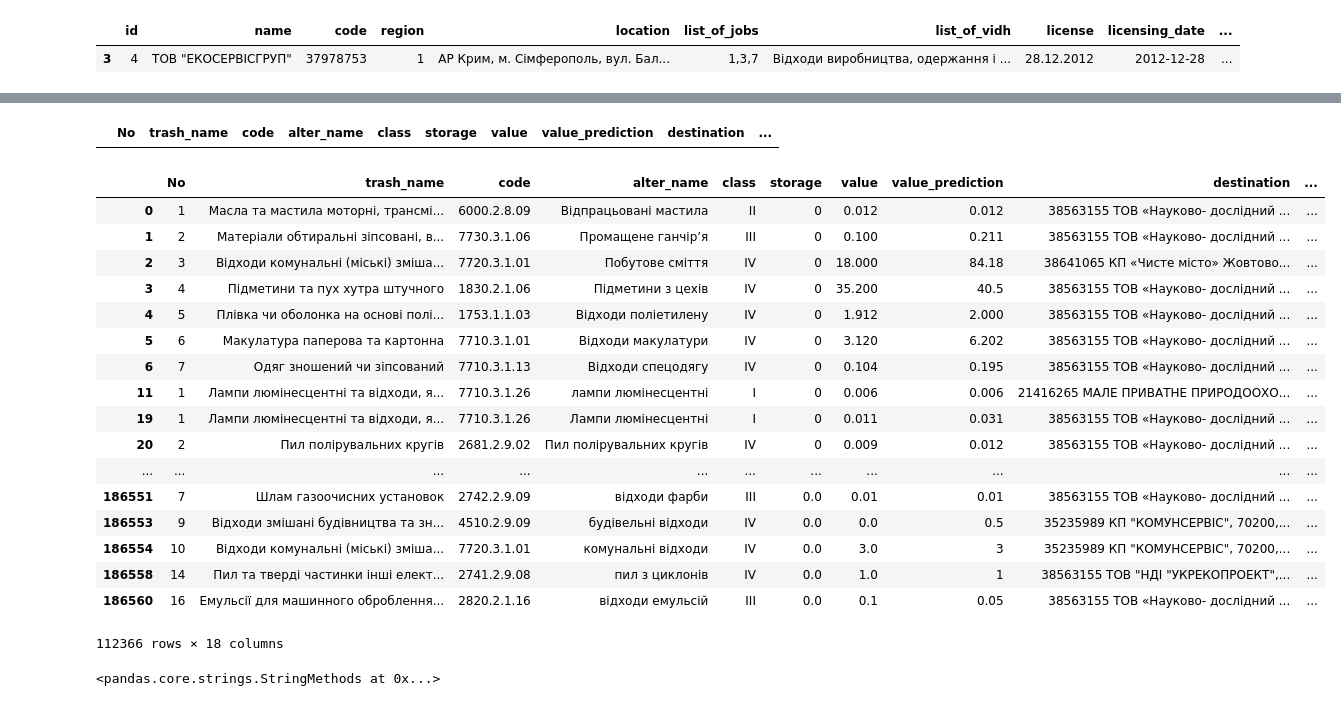
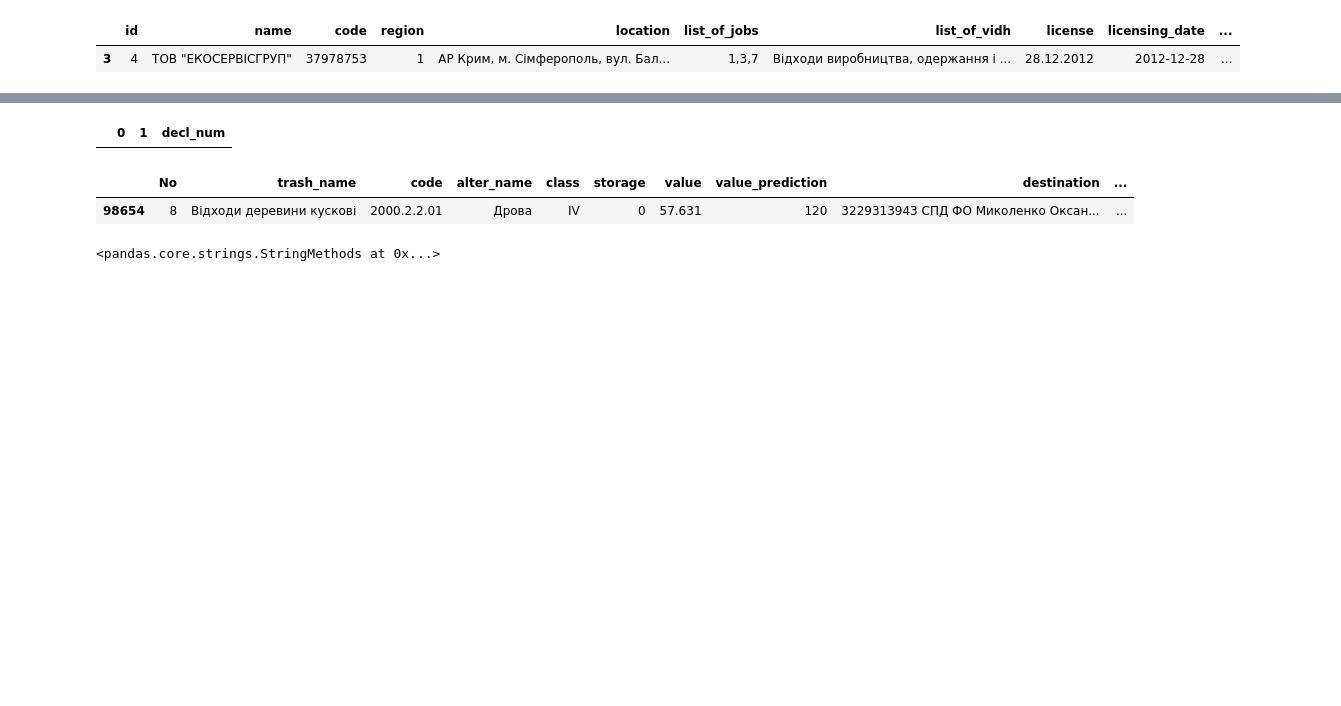
Before and after one commit to st-rom/WUA, a Jupyter notebook: decl_comperator.ipynb, the cells around one changed output, grey strips where cells are left out. Cells and saved outputs as stored; diff of their text form; code cells hidden in the pictures; blank space fills up the shorter version.

```diff
--- a/decl_comperator.ipynb
+++ b/decl_comperator.ipynb
@@ -39,32 +41,18 @@ data.loc[data['dest_name'] == names[0]]
 # %% [output]
 |  | No | trash_name | code | alter_name | class | storage | value | value_prediction | destination | ... |
 | 17494 | 4 | Матеріали фільтрувальні зіпсовані... | 7730.3.1.05 | Матеріали фільтрувальні зіпсовані... | ІІІ | 0.0 | 0.02 | 0.02 | 37978753 ТОВ "ЕКОСЕРВІСГРУП", АР ... | ... |
-# %%
-code = '22299407'
-data.loc[data['dest_edrpou'] == code]
-# %% [output]
-|  | No | trash_name | code | alter_name | class | storage | value | value_prediction | destination | ... |
+# %%
+code = '2802008594'
+data.loc[data['dest_edrpou'] == code]
+data2.loc[data2['code'] == code]
+# data1.loc[data1['0'] == 'Код згідно з ЄДРПОУ:'].loc[data1.loc[data1['0'] == 'Код згідно з ЄДРПОУ:']['1'] == code]
+# %% [output]
+|  | 0 | 1 | decl_num |
 # %%
-data[data['dest_name'].str.lower().str.contains("ко".lower())]#['dest_name'].iloc[5]
+data[data['dest_name'].str.lower().str.contains("Оксана".lower())]#['dest_name'].iloc[5]
 # %% [output]
 |  | No | trash_name | code | alter_name | class | storage | value | value_prediction | destination | ... |
-| 0 | 1 | Масла та мастила моторні, трансмі... | 6000.2.8.09 | Відпрацьовані мастила | ІІ | 0 | 0.012 | 0.012 | 38563155 ТОВ «Науково- дослідний ... | ... |
-| 1 | 2 | Матеріали обтиральні зіпсовані, в... | 7730.3.1.06 | Промащене ганчір’я | ІІІ | 0 | 0.100 | 0.211 | 38563155 ТОВ «Науково- дослідний ... | ... |
-| 2 | 3 | Відходи комунальні (міські) зміша... | 7720.3.1.01 | Побутове сміття | ІV | 0 | 18.000 | 84.18 | 38641065 КП «Чисте місто» Жовтово... | ... |
-| 3 | 4 | Підметини та пух хутра штучного | 1830.2.1.06 | Підметини з цехів | ІV | 0 | 35.200 | 40.5 | 38563155 ТОВ «Науково- дослідний ... | ... |
-| 4 | 5 | Плівка чи оболонка на основі полі... | 1753.1.1.03 | Відходи поліетилену | ІV | 0 | 1.912 | 2.000 | 38563155 ТОВ «Науково- дослідний ... | ... |
-| 5 | 6 | Макулатура паперова та картонна | 7710.3.1.01 | Відходи макулатури | ІV | 0 | 3.120 | 6.202 | 38563155 ТОВ «Науково- дослідний ... | ... |
-| 6 | 7 | Одяг зношений чи зіпсований | 7710.3.1.13 | Відходи спецодягу | ІV | 0 | 0.104 | 0.195 | 38563155 ТОВ «Науково- дослідний ... | ... |
-| 11 | 1 | Лампи люмінесцентні та відходи, я... | 7710.3.1.26 | лампи люмінесцентні | І | 0 | 0.006 | 0.006 | 21416265 МАЛЕ ПРИВАТНЕ ПРИРОДООХО... | ... |
-| 19 | 1 | Лампи люмінесцентні та відходи, я... | 7710.3.1.26 | Лампи люмінесцентні | І | 0 | 0.011 | 0.031 | 38563155 ТОВ «Науково- дослідний ... | ... |
-| 20 | 2 | Пил полірувальних кругів | 2681.2.9.02 | Пил полірувальних кругів | ІV | 0 | 0.009 | 0.012 | 38563155 ТОВ «Науково- дослідний ... | ... |
-| ... | ... | ... | ... | ... | ... | ... | ... | ... | ... | ... |
-| 186551 | 7 | Шлам газоочисних установок | 2742.2.9.09 | відходи фарби | ІІІ | 0.0 | 0.01 | 0.01 | 38563155 ТОВ «Науково- дослідний ... | ... |
-| 186553 | 9 | Відходи змішані будівництва та зн... | 4510.2.9.09 | будівельні відходи | ІV | 0.0 | 0.0 | 0.5 | 35235989 КП "КОМУНСЕРВІС", 70200,... | ... |
-| 186554 | 10 | Відходи комунальні (міські) зміша... | 7720.3.1.01 | комунальні відходи | ІV | 0.0 | 3.0 | 3 | 35235989 КП "КОМУНСЕРВІС", 70200,... | ... |
-| 186558 | 14 | Пил та тверді частинки інші елект... | 2741.2.9.08 | пил з циклонів | ІV | 0.0 | 1.0 | 1 | 38563155 ТОВ "НДІ "УКРЕКОПРОЕКТ",... | ... |
-| 186560 | 16 | Емульсії для машинного оброблення... | 2820.2.1.16 | відходи емульсій | ІІІ | 0.0 | 0.1 | 0.05 | 38563155 ТОВ «Науково- дослідний ... | ... |
+| 98654 | 8 | Відходи деревини кускові | 2000.2.2.01 | Дрова | ІV | 0 | 57.631 | 120 | 3229313943 СПД ФО Миколенко Оксан... | ... |
-112366 rows × 18 columns
 # %%
 data['dest_name'].str.lower().str
 # %% [output]
```
Also changed, not shown: parts of 25 cells of this notebook, 3 other files.
